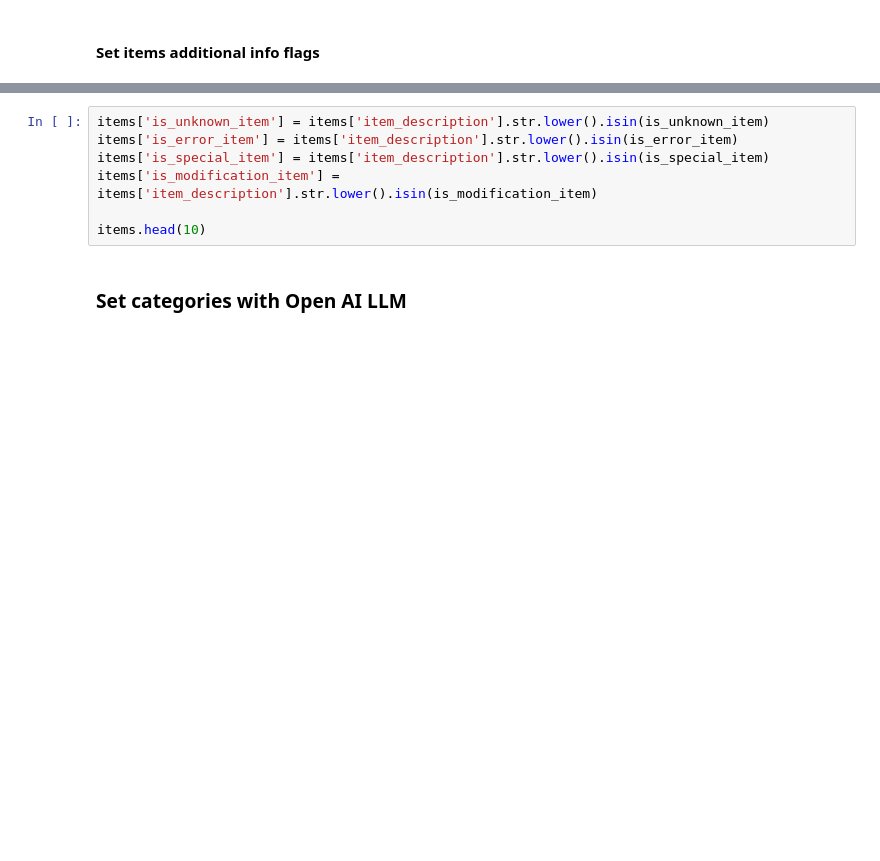
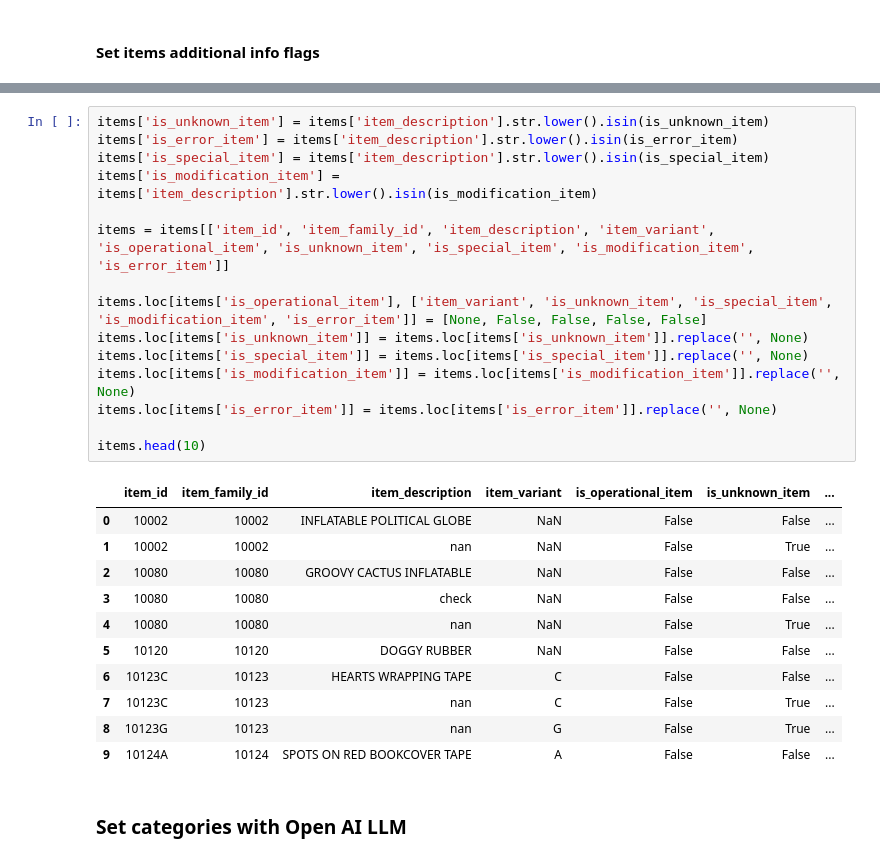
Before and after one commit to EAlmazanG/e2e-shop-pipedash, a Jupyter notebook: notebooks/prepare_data.ipynb, the cells around one changed output, grey strips where cells are left out. Drawn from its saved outputs; the diff is of its cells as text; blank space fills up the shorter version.

```diff
--- a/notebooks/prepare_data.ipynb
+++ b/notebooks/prepare_data.ipynb
@@ -137,10 +249,30 @@ print("Unclassified items:", unclassified_items)
 # %%
 items['is_unknown_item'] = items['item_description'].str.lower().isin(is_unknown_item)
 items['is_error_item'] = items['item_description'].str.lower().isin(is_error_item)
 items['is_special_item'] = items['item_description'].str.lower().isin(is_special_item)
 items['is_modification_item'] = items['item_description'].str.lower().isin(is_modification_item)
 
+items = items[['item_id', 'item_family_id', 'item_description', 'item_variant', 'is_operational_item', 'is_unknown_item', 'is_special_item', 'is_modification_item', 'is_error_item']]
+
+items.loc[items['is_operational_item'], ['item_variant', 'is_unknown_item', 'is_special_item', 'is_modification_item', 'is_error_item']] = [None, False, False, False, False]
+items.loc[items['is_unknown_item']] = items.loc[items['is_unknown_item']].replace('', None)
+items.loc[items['is_special_item']] = items.loc[items['is_special_item']].replace('', None)
+items.loc[items['is_modification_item']] = items.loc[items['is_modification_item']].replace('', None)
+items.loc[items['is_error_item']] = items.loc[items['is_error_item']].replace('', None)
+
 items.head(10)
+# %% [output]
+|  | item_id | item_family_id | item_description | item_variant | is_operational_item | is_unknown_item | ... |
+| 0 | 10002 | 10002 | INFLATABLE POLITICAL GLOBE | NaN | False | False | ... |
+| 1 | 10002 | 10002 | nan | NaN | False | True | ... |
+| 2 | 10080 | 10080 | GROOVY CACTUS INFLATABLE | NaN | False | False | ... |
+| 3 | 10080 | 10080 | check | NaN | False | False | ... |
+| 4 | 10080 | 10080 | nan | NaN | False | True | ... |
+| 5 | 10120 | 10120 | DOGGY RUBBER | NaN | False | False | ... |
+| 6 | 10123C | 10123 | HEARTS WRAPPING TAPE | C | False | False | ... |
+| 7 | 10123C | 10123 | nan | C | False | True | ... |
+| 8 | 10123G | 10123 | nan | G | False | True | ... |
+| 9 | 10124A | 10124 | SPOTS ON RED BOOKCOVER TAPE | A | False | False | ... |
 # %% [markdown]
 ### Set categories with Open AI LLM
 # %% [markdown]
```
Also changed, not shown: parts of 11 cells of this notebook.
